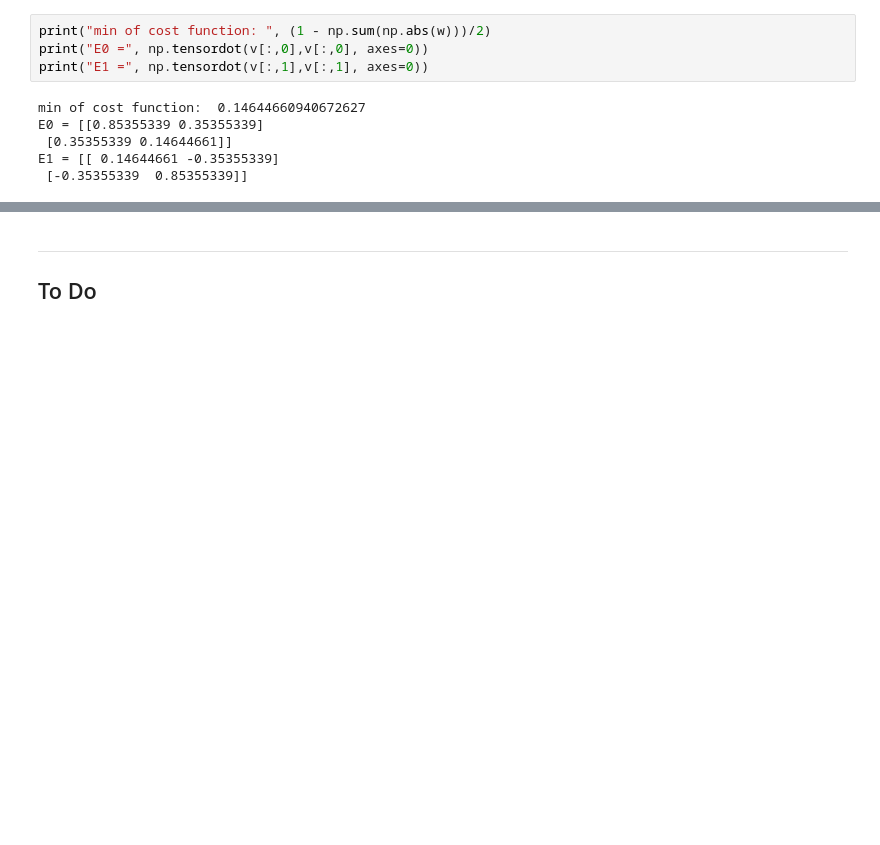
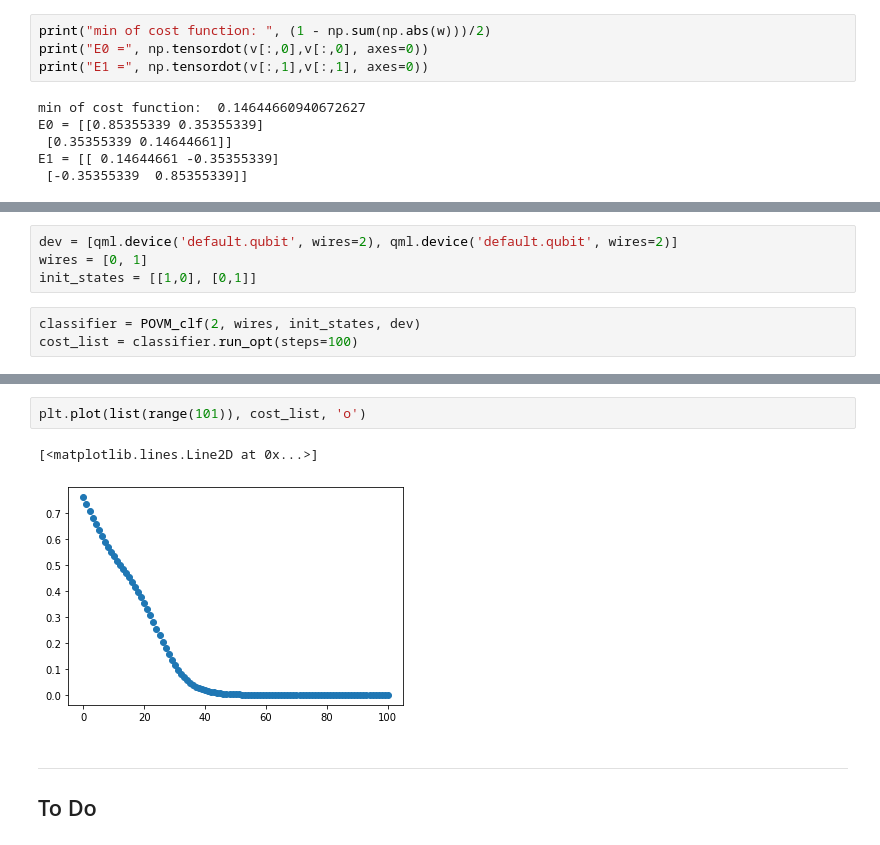
Before and after one commit to dkleeqc/vqsd, a Jupyter notebook: povm_clf_basic.ipynb, the cells around one changed output, grey strips where cells are left out. Saved outputs shown, nothing was run; the diff lists cells and outputs as text; blank space fills up the shorter version.

```diff
--- a/povm_clf_basic.ipynb
+++ b/povm_clf_basic.ipynb
@@ -441,0 +435,7 @@ E1 = [[ 0.14644661 -0.35355339]
+# %%
+dev = [qml.device('default.qubit', wires=2), qml.device('default.qubit', wires=2)]
+wires = [0, 1]
+init_states = [[1,0], [0,1]]
+# %%
+classifier = POVM_clf(2, wires, init_states, dev)
+cost_list = classifier.run_opt(steps=100)
@@ -442,3 +460,8 @@ E1 = [[ 0.14644661 -0.35355339]
+# %%
+plt.plot(list(range(101)), cost_list, 'o')
+# %% [output]
+[<matplotlib.lines.Line2D at 0x...>]
+[figure, added]
 # %% [markdown]
 ---
 ## To Do
```
Also changed, not shown: parts of 17 cells of this notebook.
